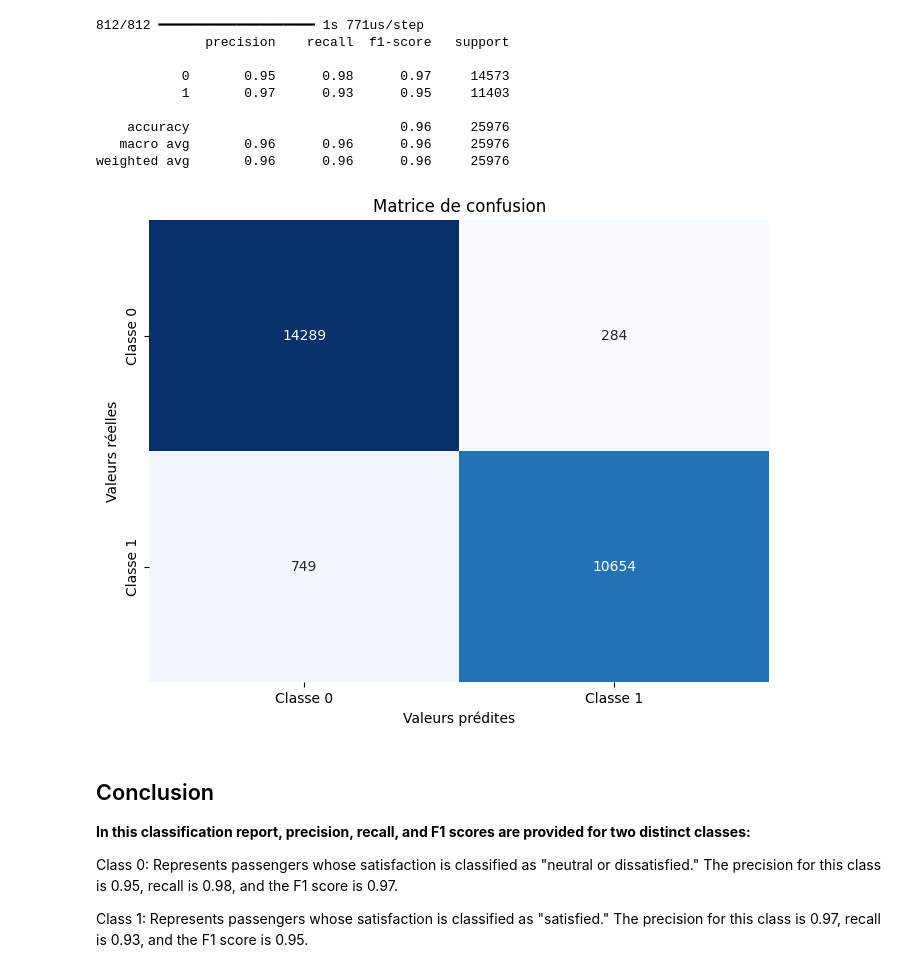
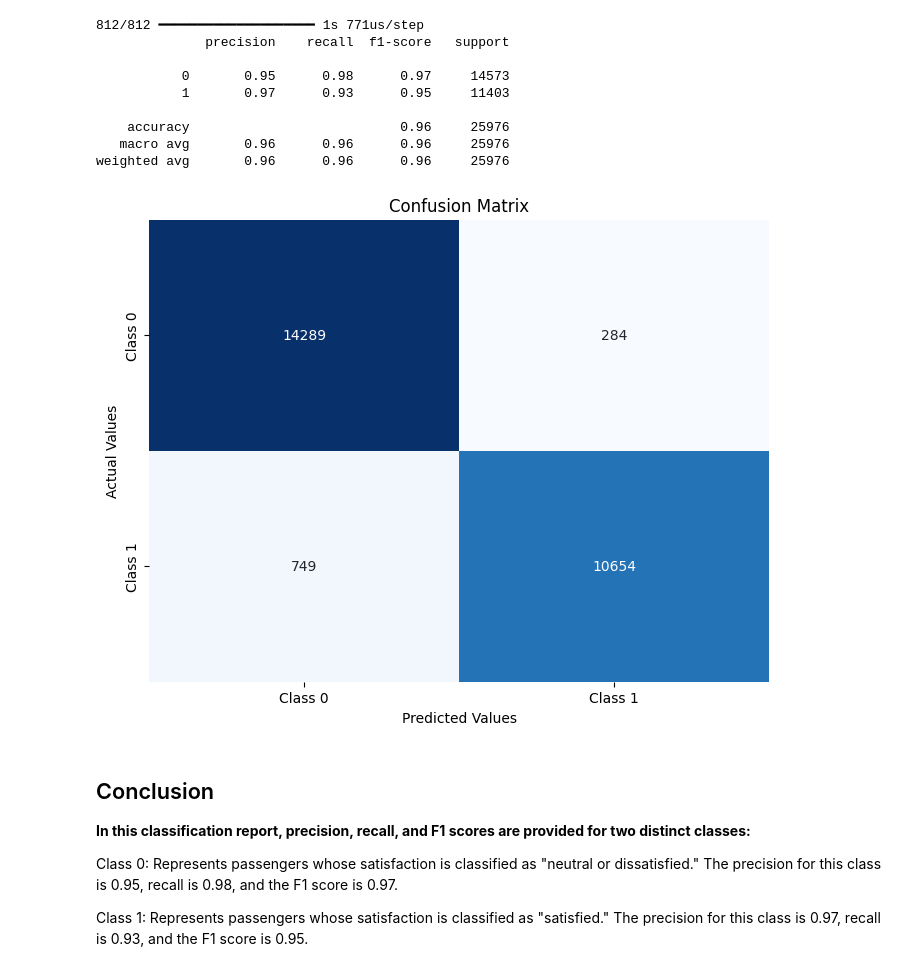
Before and after one commit to SO09/Airline-Passenger-Satisfaction, a Jupyter notebook: notebooks/main.ipynb, the cells around one changed output. Saved outputs shown, nothing was run; the diff lists cells and outputs as text; code cells hidden in the pictures.

```diff
--- a/notebooks/main.ipynb
+++ b/notebooks/main.ipynb
@@ -204,16 +204,16 @@ weighted avg       0.96      0.96      0.96     25976
 # %%
 # Calculating the confusion matrix
 conf_matrix = confusion_matrix(y_test, predictions.round())
 
 plt.figure(figsize=(8, 6))
 sns.heatmap(pd.DataFrame(conf_matrix), annot=True, fmt='d', cmap='Blues', cbar=False,
-            xticklabels=['Classe 0', 'Classe 1'], yticklabels=['Classe 0', 'Classe 1'])
-plt.xlabel('Valeurs prédites')
-plt.ylabel('Valeurs réelles')
-plt.title('Matrice de confusion')
+            xticklabels=['Class 0', 'Class 1'], yticklabels=['Class 0', 'Class 1'])
+plt.xlabel('Predicted Values')
+plt.ylabel('Actual Values')
+plt.title('Confusion Matrix')
 plt.show()
 # %% [output]
-[figure, old version]
+[figure, new version]
 # %% [markdown]
 ## Conclusion
 
```
Also changed, not shown: 1 other file.
